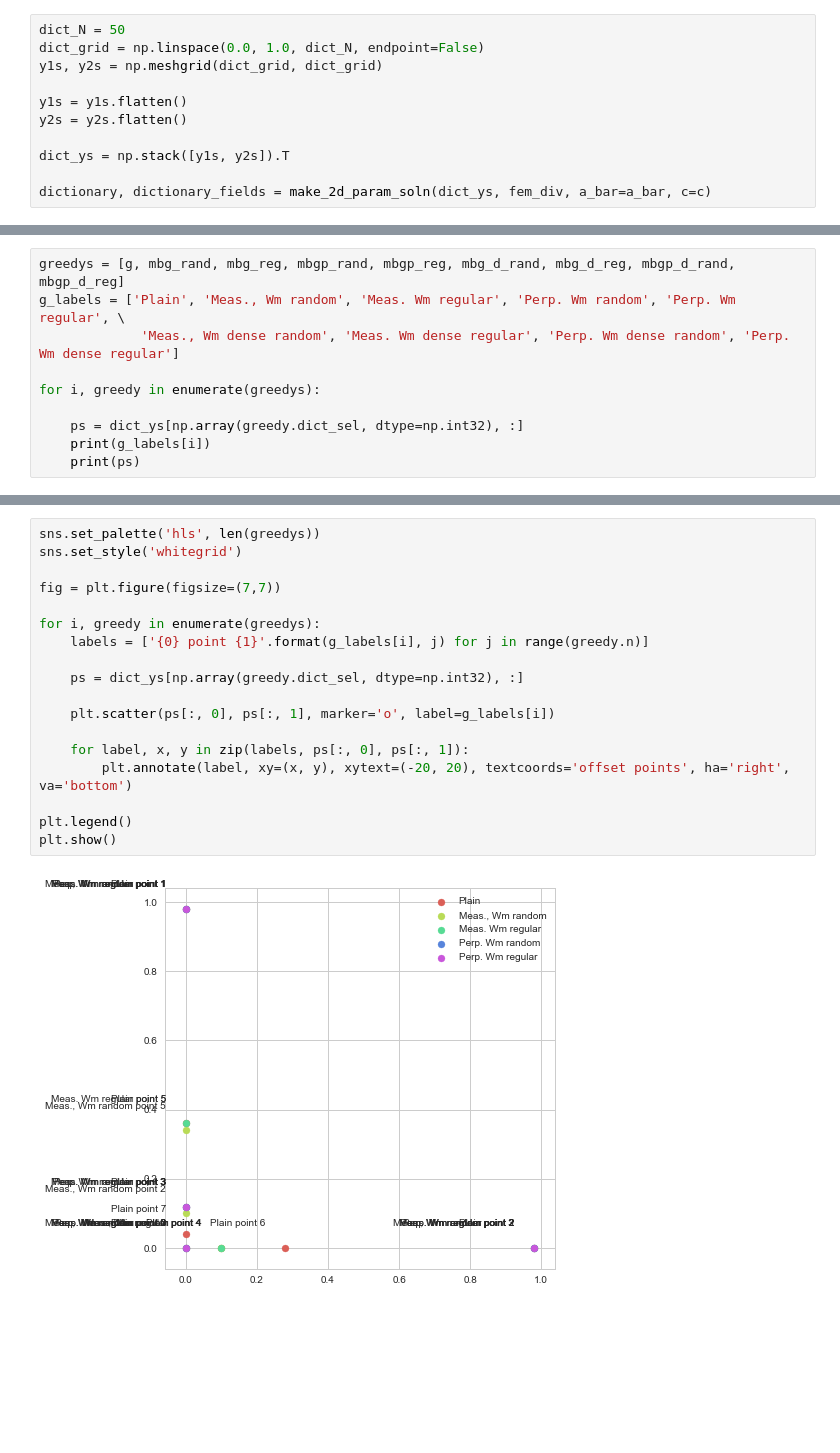
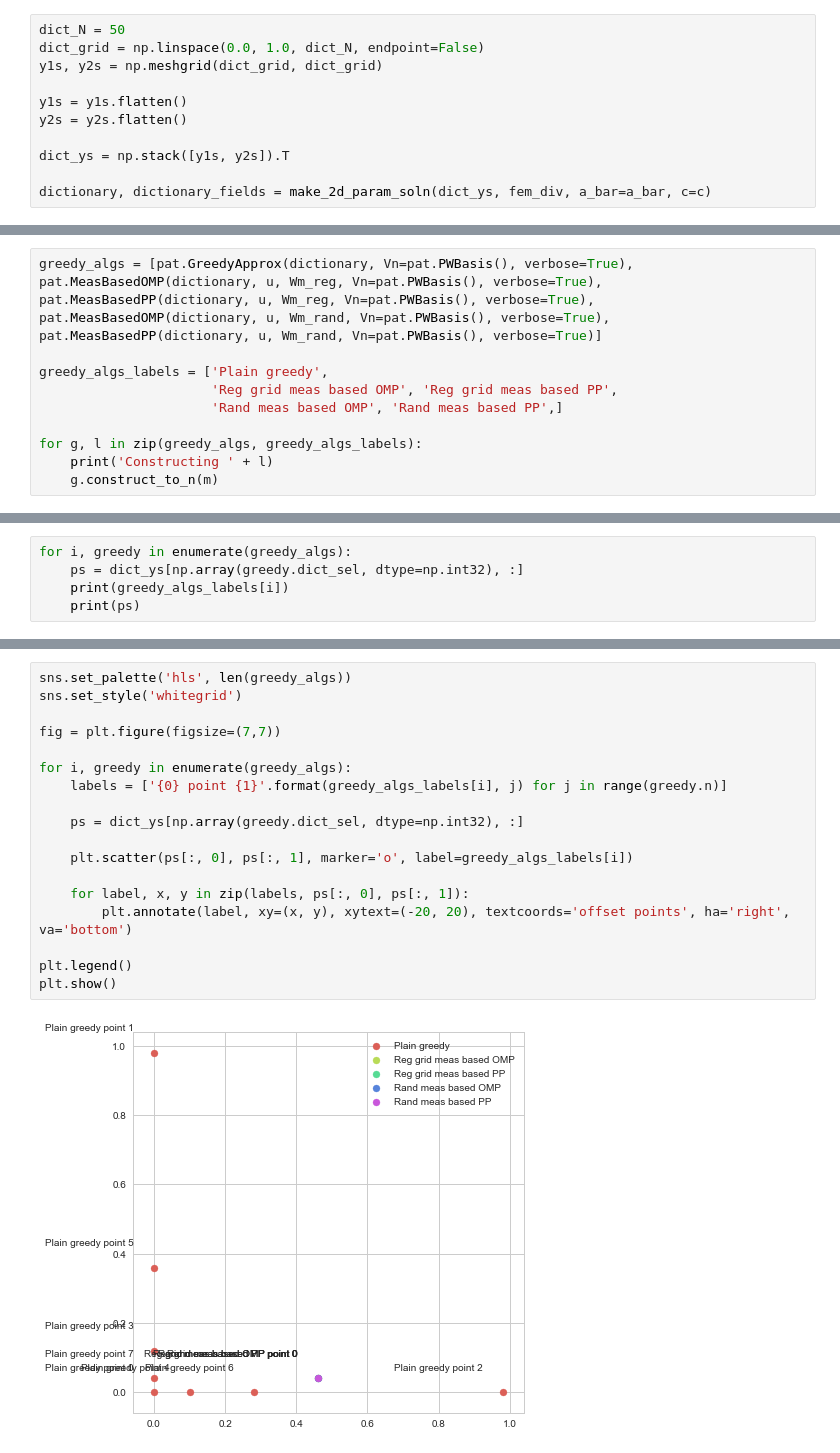
Before and after one commit to james-nichols/pyApproxTools, a Jupyter notebook: notebooks/greedy_Vn/04_greedy_2d_manifold_L_shaped.ipynb, the cells around one changed output, grey strips where cells are left out. Cells and saved outputs as stored; diff of their text form; blank space fills up the shorter version.

```diff
--- a/notebooks/greedy_Vn/04_greedy_2d_manifold_L_shaped.ipynb
+++ b/notebooks/greedy_Vn/04_greedy_2d_manifold_L_shaped.ipynb
@@ -250,10 +122,0 @@ Done!
-# %%
-greedys = [g, mbg_rand, mbg_reg, mbgp_rand, mbgp_reg, mbg_d_rand, mbg_d_reg, mbgp_d_rand, mbgp_d_reg]
-g_labels = ['Plain', 'Meas., Wm random', 'Meas. Wm regular', 'Perp. Wm random', 'Perp. Wm regular', \
-             'Meas., Wm dense random', 'Meas. Wm dense regular', 'Perp. Wm dense random', 'Perp. Wm dense regular']
-
-for i, greedy in enumerate(greedys):
-
-    ps = dict_ys[np.array(greedy.dict_sel, dtype=np.int32), :]
-    print(g_labels[i])
-    print(ps)
@@ -277,0 +123,14 @@ Meas., Wm random
+# %%
+greedy_algs = [pat.GreedyApprox(dictionary, Vn=pat.PWBasis(), verbose=True),
+pat.MeasBasedOMP(dictionary, u, Wm_reg, Vn=pat.PWBasis(), verbose=True),
+pat.MeasBasedPP(dictionary, u, Wm_reg, Vn=pat.PWBasis(), verbose=True),
+pat.MeasBasedOMP(dictionary, u, Wm_rand, Vn=pat.PWBasis(), verbose=True),
+pat.MeasBasedPP(dictionary, u, Wm_rand, Vn=pat.PWBasis(), verbose=True)]
+
+greedy_algs_labels = ['Plain greedy',
+                      'Reg grid meas based OMP', 'Reg grid meas based PP',
+                      'Rand meas based OMP', 'Rand meas based PP',]
+
+for g, l in zip(greedy_algs, greedy_algs_labels):
+    print('Constructing ' + l)
+    g.construct_to_n(m)
@@ -277,0 +168,5 @@ Meas., Wm random
+# %%
+for i, greedy in enumerate(greedy_algs):
+    ps = dict_ys[np.array(greedy.dict_sel, dtype=np.int32), :]
+    print(greedy_algs_labels[i])
+    print(ps)
@@ -278,20 +191,20 @@ Meas., Wm random
 # %%
-sns.set_palette('hls', len(greedys))
+sns.set_palette('hls', len(greedy_algs))
 sns.set_style('whitegrid')
 
 fig = plt.figure(figsize=(7,7))
 
-for i, greedy in enumerate(greedys):
-    labels = ['{0} point {1}'.format(g_labels[i], j) for j in range(greedy.n)]
+for i, greedy in enumerate(greedy_algs):
+    labels = ['{0} point {1}'.format(greedy_algs_labels[i], j) for j in range(greedy.n)]
 
     ps = dict_ys[np.array(greedy.dict_sel, dtype=np.int32), :]
 
-    plt.scatter(ps[:, 0], ps[:, 1], marker='o', label=g_labels[i])
+    plt.scatter(ps[:, 0], ps[:, 1], marker='o', label=greedy_algs_labels[i])
 
     for label, x, y in zip(labels, ps[:, 0], ps[:, 1]):
         plt.annotate(label, xy=(x, y), xytext=(-20, 20), textcoords='offset points', ha='right', va='bottom')
 
 plt.legend()
 plt.show()
 # %% [output]
-[figure, old version]
+[figure, new version]
```
Also changed, not shown: parts of 13 cells of this notebook.
